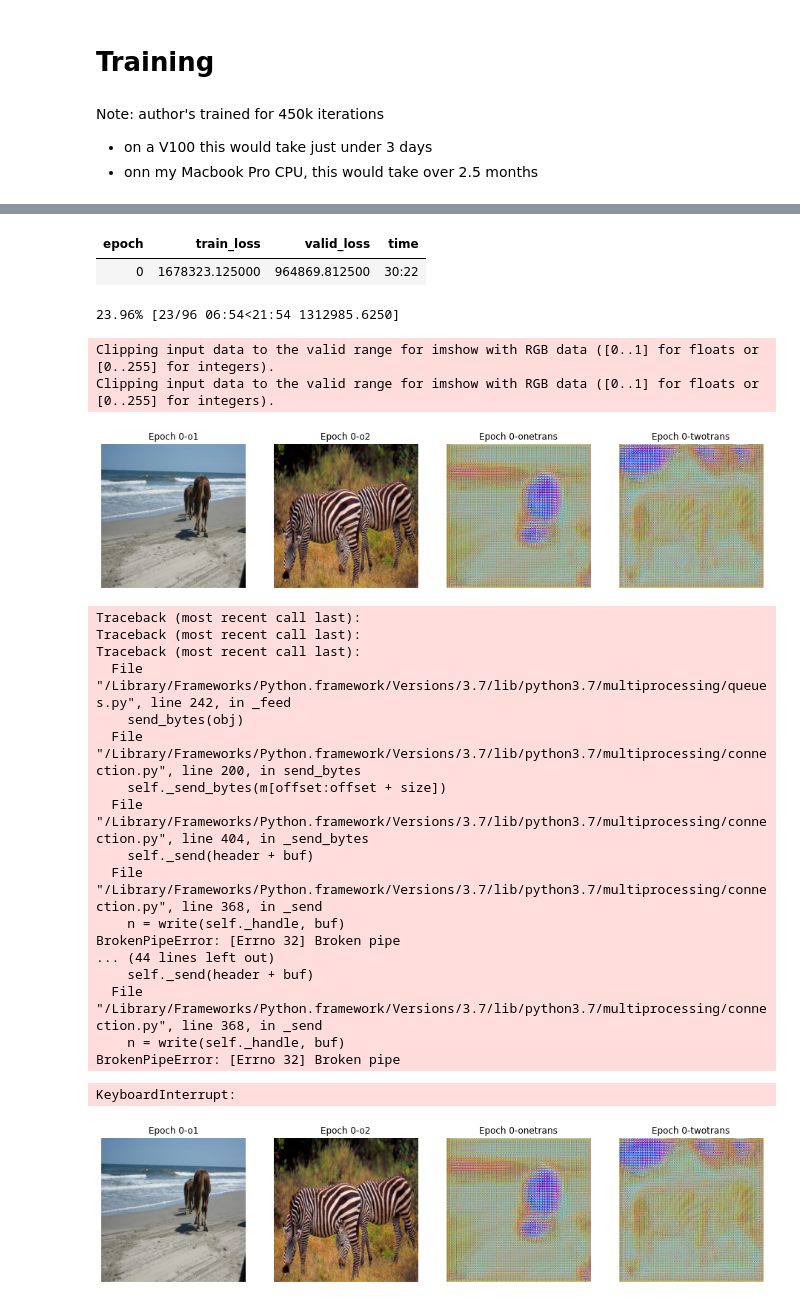
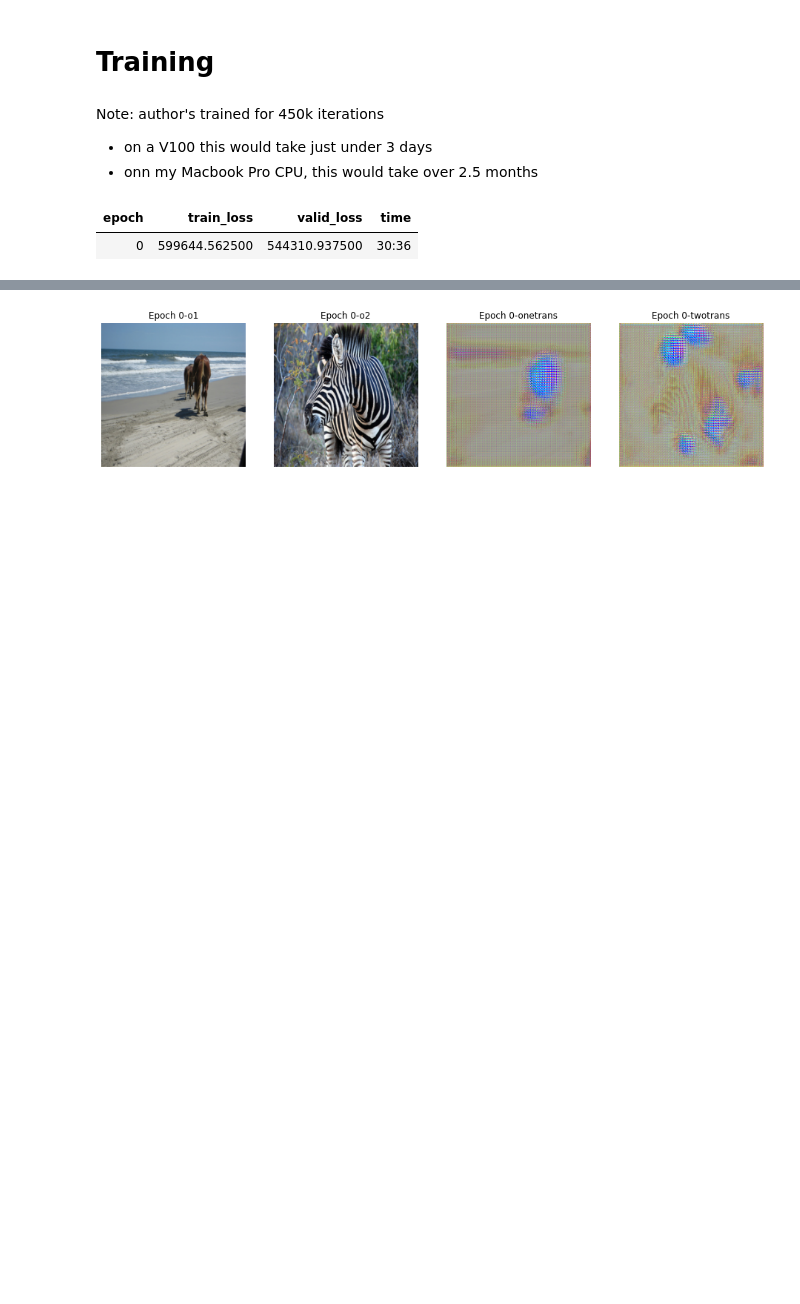
Before and after one commit to BradleyBrown19/HiDT, a Jupyter notebook: Training.ipynb, the cells around one changed output, grey strips where cells are left out. Cells and saved outputs as stored; diff of their text form; code cells hidden in the pictures; blank space fills up the shorter version.

```diff
--- a/Training.ipynb
+++ b/Training.ipynb
@@ -308,5 +427,7 @@ Note: author's trained for 450k iterations
     <li>on a V100 this would take just under 3 days
     <li>onn my Macbook Pro CPU, this would take over 2.5 months
 # %%
-learn.fit(100)
+learn.fit(1)
 # %% [output]
+| epoch | train_loss | valid_loss | time |
+| 0 | 599644.562500 | 544310.937500 | 30:36 |
@@ -314,25 +436 @@ learn.fit(100)
-| epoch | train_loss | valid_loss | time |
-| 0 | 1678323.125000 | 964869.812500 | 30:22 |
-23.96% [23/96 06:54<21:54 1312985.6250]
-Clipping input data to the valid range for imshow with RGB data ([0..1] for floats or [0..255] for integers).
-Clipping input data to the valid range for imshow with RGB data ([0..1] for floats or [0..255] for integers).
-[figure, old version]
+[figure, new version]
-Traceback (most recent call last):
-Traceback (most recent call last):
-Traceback (most recent call last):
-  File "/Library/Frameworks/Python.framework/Versions/3.7/lib/python3.7/multiprocessing/queues.py", line 242, in _feed
-    send_bytes(obj)
-  File "/Library/Frameworks/Python.framework/Versions/3.7/lib/python3.7/multiprocessing/connection.py", line 200, in send_bytes
-    self._send_bytes(m[offset:offset + size])
-  File "/Library/Frameworks/Python.framework/Versions/3.7/lib/python3.7/multiprocessing/connection.py", line 404, in _send_bytes
-    self._send(header + buf)
-  File "/Library/Frameworks/Python.framework/Versions/3.7/lib/python3.7/multiprocessing/connection.py", line 368, in _send
-    n = write(self._handle, buf)
-BrokenPipeError: [Errno 32] Broken pipe
-... (44 lines left out)
-    self._send(header + buf)
-  File "/Library/Frameworks/Python.framework/Versions/3.7/lib/python3.7/multiprocessing/connection.py", line 368, in _send
-    n = write(self._handle, buf)
-BrokenPipeError: [Errno 32] Broken pipe
-KeyboardInterrupt:
-[figure, removed]
```
Also changed, not shown: parts of 2 cells of this notebook, 1 other file.
